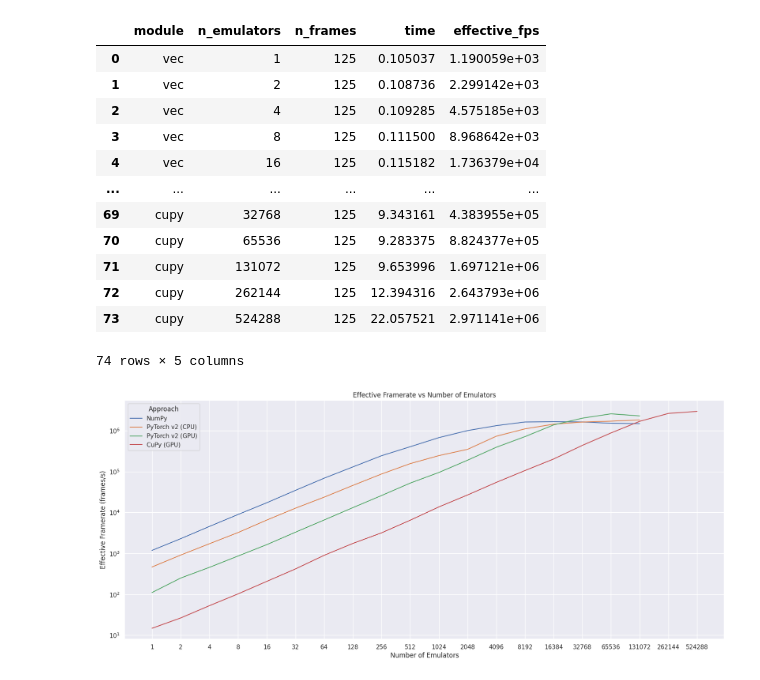
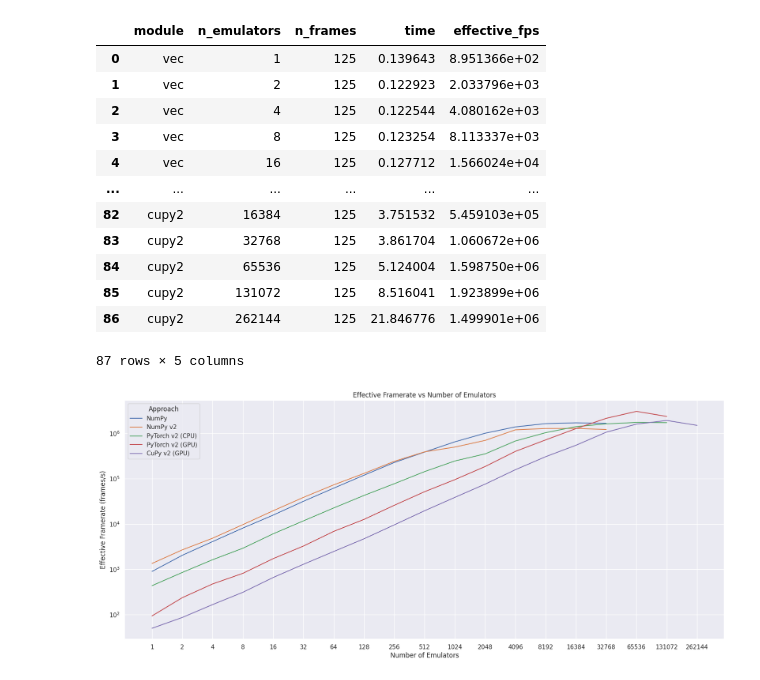
Before and after one commit to victorsevero/vec-chip8, a Jupyter notebook: performance.ipynb, the cells around one changed output. Cells and saved outputs as stored; diff of their text form; code cells hidden in the pictures.

Commit message:
add v2 implementations with cupy and numpy

```diff
--- a/performance.ipynb
+++ b/performance.ipynb
@@ -19,23 +25,15 @@ game = "games/pong_1p.ch8"
 modules = [
     # "mp",
     "vec",
+    "vec2",
     # "pytorch_cpu",
     # "pytorch_gpu",
     "pytorch2_cpu",
     "pytorch2_gpu",
     # "jax",
-    "cupy",
+    # "cupy",
+    "cupy2",
 ]
-n_values = {
-    module: [2**i for i in range(10)]
-    if module == "mp"
-    else [2**i for i in range(5)]
-    if module == "jax"
-    else [2**i for i in range(20)]
-    if module == "cupy"
-    else [2**i for i in range(18)]
-    for module in modules
-}
 max_cycles = 1_000
 
 df = pd.DataFrame(
@@ -53,6 +51,8 @@ for module in modules:
         main = mp.main_multiprocessing
     elif module == "vec":
         main = vec.main
+    elif module == "vec2":
+        main = vec2.main
     elif module == "pytorch_cpu":
         main = vec_th.main
         device = "cpu"
@@ -69,8 +69,14 @@ for module in modules:
         main = vec_jax.main
     elif module == "cupy":
         main = vec_cp.main
+    elif module == "cupy2":
+        main = vec_cp2.main
 
-    for n_emulators in tqdm(n_values[module], desc=module):
+    keep_running = True
+    last_fps = 0
+    n_emulators = 1
+    pbar = tqdm(desc=module)
+    while keep_running:
         if module.startswith("pytorch"):
             dt = main(
                 game,
@@ -80,6 +86,7 @@ for module in modules:
             )
         else:
             dt = main(game, n_emulators=n_emulators, max_cycles=max_cycles)
+        effective_fps = n_emulators * (max_cycles // 8) / dt
         new_row = pd.DataFrame(
             [
                 {
@@ -87,7 +94,7 @@ for module in modules:
                     "n_emulators": n_emulators,
                     "n_frames": max_cycles // 8,
                     "time": dt,
-                    "effective_fps": n_emulators * (max_cycles // 8) / dt,
+                    "effective_fps": effective_fps,
                 }
             ]
         )
@@ -96,45 +103,54 @@ for module in modules:
             if df.empty
             else pd.concat([df, new_row], ignore_index=True)
         )
+        if effective_fps < last_fps:
+            keep_running = False
+        last_fps = effective_fps
+        n_emulators *= 2
+        pbar.update(1)
+    pbar.close()
 df
 # %% [output]
 |  | module | n_emulators | n_frames | time | effective_fps |
-| 0 | vec | 1 | 125 | 0.105037 | 1.190059e+03 |
-| 1 | vec | 2 | 125 | 0.108736 | 2.299142e+03 |
-| 2 | vec | 4 | 125 | 0.109285 | 4.575185e+03 |
-| 3 | vec | 8 | 125 | 0.111500 | 8.968642e+03 |
-| 4 | vec | 16 | 125 | 0.115182 | 1.736379e+04 |
+| 0 | vec | 1 | 125 | 0.139643 | 8.951366e+02 |
+| 1 | vec | 2 | 125 | 0.122923 | 2.033796e+03 |
+| 2 | vec | 4 | 125 | 0.122544 | 4.080162e+03 |
+| 3 | vec | 8 | 125 | 0.123254 | 8.113337e+03 |
+| 4 | vec | 16 | 125 | 0.127712 | 1.566024e+04 |
 | ... | ... | ... | ... | ... | ... |
-| 69 | cupy | 32768 | 125 | 9.343161 | 4.383955e+05 |
-| 70 | cupy | 65536 | 125 | 9.283375 | 8.824377e+05 |
-| 71 | cupy | 131072 | 125 | 9.653996 | 1.697121e+06 |
-| 72 | cupy | 262144 | 125 | 12.394316 | 2.643793e+06 |
-| 73 | cupy | 524288 | 125 | 22.057521 | 2.971141e+06 |
+| 82 | cupy2 | 16384 | 125 | 3.751532 | 5.459103e+05 |
+| 83 | cupy2 | 32768 | 125 | 3.861704 | 1.060672e+06 |
+| 84 | cupy2 | 65536 | 125 | 5.124004 | 1.598750e+06 |
+| 85 | cupy2 | 131072 | 125 | 8.516041 | 1.923899e+06 |
+| 86 | cupy2 | 262144 | 125 | 21.846776 | 1.499901e+06 |
-74 rows × 5 columns
+87 rows × 5 columns
 # %%
 df["approach"] = df["module"].replace(
     {
         "mp": "Multiprocessing",
         "vec": "NumPy",
+        "vec2": "NumPy v2",
         "pytorch_cpu": "PyTorch (CPU)",
         "pytorch_gpu": "PyTorch (GPU)",
         "pytorch2_cpu": "PyTorch v2 (CPU)",
         "pytorch2_gpu": "PyTorch v2 (GPU)",
         "jax": "JAX (GPU)",
         "cupy": "CuPy (GPU)",
+        "cupy2": "CuPy v2 (GPU)",
     }
 )
 
 ax = sns.lineplot(data=df, x="n_emulators", y="effective_fps", hue="approach")
 ax.set_yscale("log")
 ax.set_xscale("log")
-ax.set_xticks(n_values["cupy"])
-ax.set_xticklabels(n_values["cupy"])
+xticks = [2**i for i in range(int(np.log2(df["n_emulators"].max())) + 1)]
+ax.set_xticks(xticks)
+ax.set_xticklabels(xticks)
 ax.legend(title="Approach", loc="upper left")
 
 plt.xlabel("Number of Emulators")
 plt.ylabel("Effective Framerate (frames/s)")
 plt.title("Effective Framerate vs Number of Emulators")
 plt.show()
 # %% [output]
-[figure, old version]
+[figure, new version]
```
Also changed, not shown: parts of 1 cell of this notebook, 3 other files.
